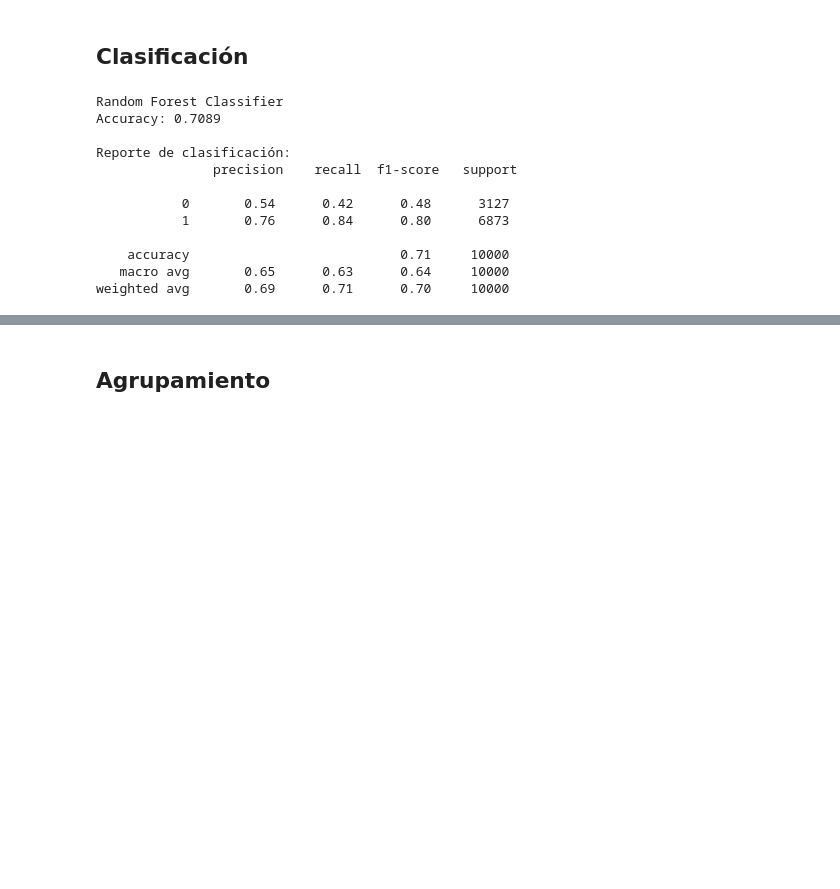
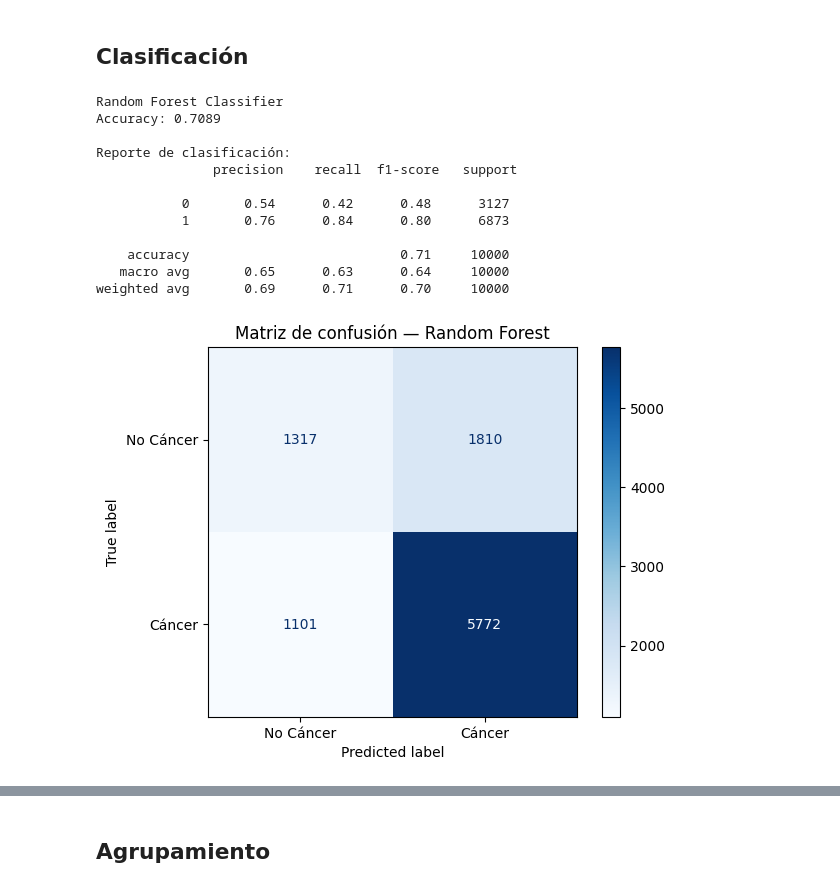
Before and after one commit to Eduardo-G0nzalez/ev2InteligenciaNegocios, a Jupyter notebook: BI_T2_GonzalezEduardo.ipynb, the cells around one changed output, grey strips where cells are left out. Saved outputs shown, nothing was run; the diff lists cells and outputs as text; code cells hidden in the pictures; blank space fills up the shorter version.

```diff
--- a/BI_T2_GonzalezEduardo.ipynb
+++ b/BI_T2_GonzalezEduardo.ipynb
@@ -513,32 +541,42 @@ MAE: 0.3507
 ## Clasificación
 # %%
 from sklearn.ensemble import RandomForestClassifier
-from sklearn.metrics import accuracy_score, classification_report, confusion_matrix
+from sklearn.metrics import ConfusionMatrixDisplay , accuracy_score, classification_report, confusion_matrix
+import matplotlib.pyplot as plt
 
 # Entrenamiento
 rf = RandomForestClassifier(random_state=42)
 rf.fit(X_train, y_train)
 
 # Predicciones
 y_pred_rf = rf.predict(X_test)
 
 # Métricas
 acc_rf = accuracy_score(y_test, y_pred_rf)
 print("Random Forest Classifier")
 print(f"Accuracy: {acc_rf:.4f}")
 print("\nReporte de clasificación:\n", classification_report(y_test, y_pred_rf))
+
+# Matriz de confusión
+cm = confusion_matrix(y_test, y_pred_rf)
+
+disp = ConfusionMatrixDisplay(confusion_matrix=cm, display_labels=["No Cáncer", "Cáncer"])
+disp.plot(cmap="Blues", values_format='d')
+plt.title("Matriz de confusión — Random Forest")
+plt.show()
 # %% [output]
 Random Forest Classifier
 Accuracy: 0.7089
 
 Reporte de clasificación:
                precision    recall  f1-score   support
 
            0       0.54      0.42      0.48      3127
            1       0.76      0.84      0.80      6873
 
     accuracy                           0.71     10000
    macro avg       0.65      0.63      0.64     10000
 weighted avg       0.69      0.71      0.70     10000
+[figure, added]
 # %%
 from sklearn.linear_model import LogisticRegression
```
Also changed, not shown: parts of 7 cells of this notebook.
